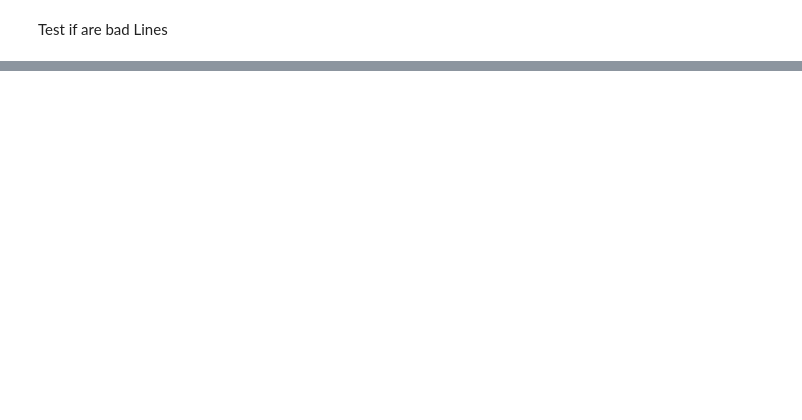
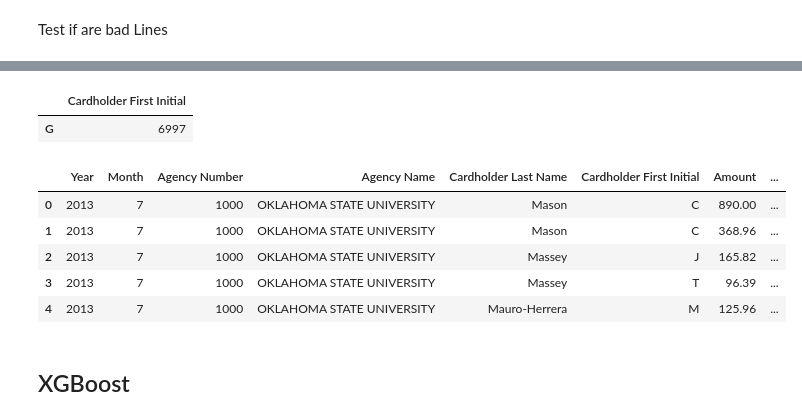
Before and after one commit to SteliosKarvanis/fraudulent-transactions_detection, a Jupyter notebook: readdata.ipynb, the cells around one changed output, grey strips where cells are left out. Saved outputs shown, nothing was run; the diff lists cells and outputs as text; code cells hidden in the pictures; blank space fills up the shorter version.

```diff
--- a/readdata.ipynb
+++ b/readdata.ipynb
@@ -64,0 +48,2 @@ df
+# %%
+df_op = df.loc[df["Amount"] > 0]
@@ -64,0 +82,16 @@ df
+# %%
+pd.DataFrame(df_op.loc[df_op['Cardholder Last Name'] == 'UNIVERSITY AMERICAN']['Cardholder First Initial'].value_counts())
+# %% [output]
+|  | Cardholder First Initial |
+| G | 6997 |
+# %%
+df_op.head(5)
+# %% [output]
+|  | Year | Month | Agency Number | Agency Name | Cardholder Last Name | Cardholder First Initial | Amount | ... |
+| 0 | 2013 | 7 | 1000 | OKLAHOMA STATE UNIVERSITY | Mason | C | 890.00 | ... |
+| 1 | 2013 | 7 | 1000 | OKLAHOMA STATE UNIVERSITY | Mason | C | 368.96 | ... |
+| 2 | 2013 | 7 | 1000 | OKLAHOMA STATE UNIVERSITY | Massey | J | 165.82 | ... |
+| 3 | 2013 | 7 | 1000 | OKLAHOMA STATE UNIVERSITY | Massey | T | 96.39 | ... |
+| 4 | 2013 | 7 | 1000 | OKLAHOMA STATE UNIVERSITY | Mauro-Herrera | M | 125.96 | ... |
+# %% [markdown]
+##  XGBoost
```
Also changed, not shown: parts of 30 cells of this notebook, 1 other file.
